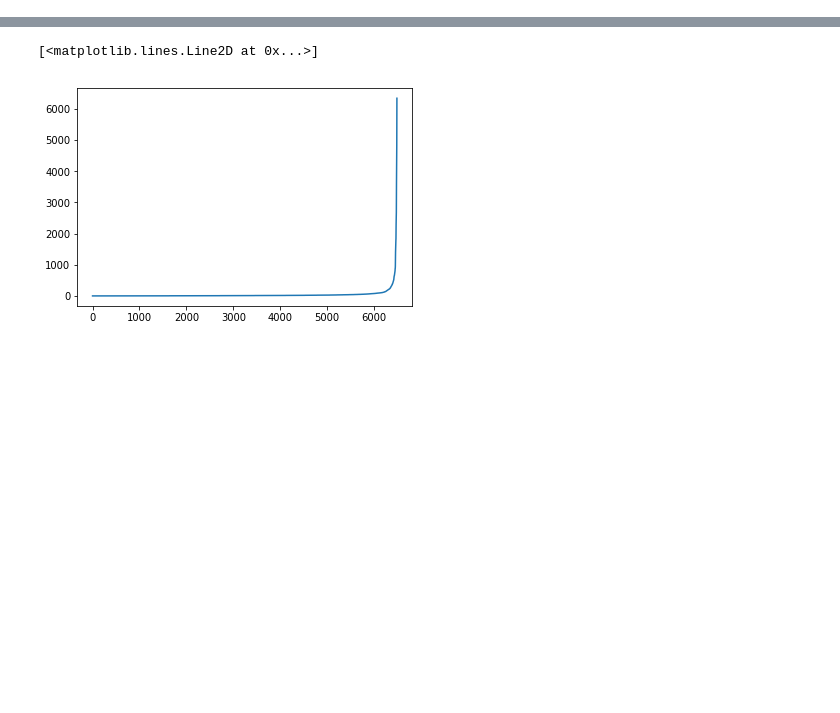
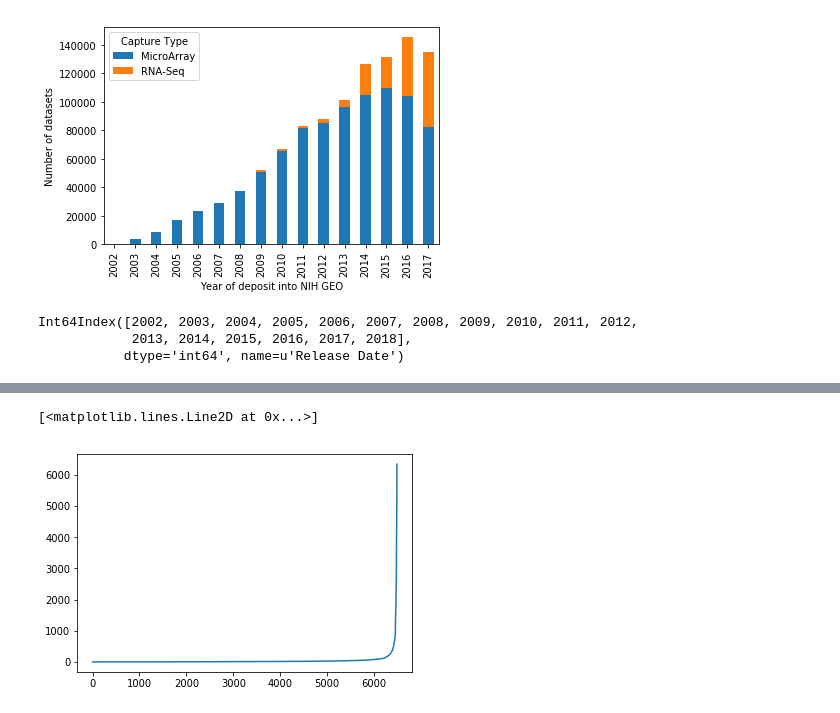
Before and after one commit to mila-iqia/gene-graph-conv, a Jupyter notebook: stats/geo-stats.ipynb, the cells around one changed output, grey strips where cells are left out. Cells and saved outputs as stored; diff of their text form; code cells hidden in the pictures; blank space fills up the shorter version.

Commit message:
geo stats

```diff
--- a/stats/geo-stats.ipynb
+++ b/stats/geo-stats.ipynb
@@ -7,0 +97,3 @@ d = pd.read_csv("geo/hts-geo-series-human.csv")
+# %%
+r = dmc.groupby(["Year", "Capture Type"])["Sample Count"].sum().unstack("Capture Type")
+r
@@ -7,0 +119,6 @@ d = pd.read_csv("geo/hts-geo-series-human.csv")
+# %%
+ax = r.plot.bar(stacked=True);
+ax.set_ylabel("Number of datasets");
+ax.set_xlabel("Year of deposit into NIH GEO");
+# %% [output]
+[figure, added]
@@ -7,0 +129,6 @@ d = pd.read_csv("geo/hts-geo-series-human.csv")
+# %%
+stats.index
+# %% [output]
+Int64Index([2002, 2003, 2004, 2005, 2006, 2007, 2008, 2009, 2010, 2011, 2012,
+            2013, 2014, 2015, 2016, 2017, 2018],
+           dtype='int64', name=u'Release Date')
```
Also changed, not shown: parts of 21 cells of this notebook.
